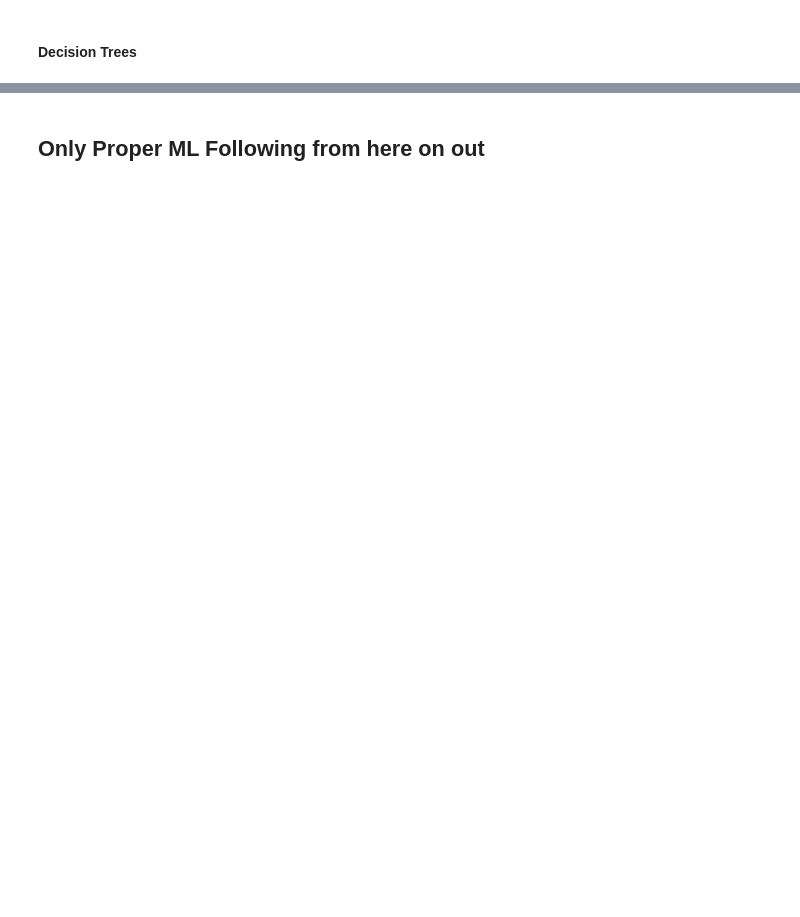
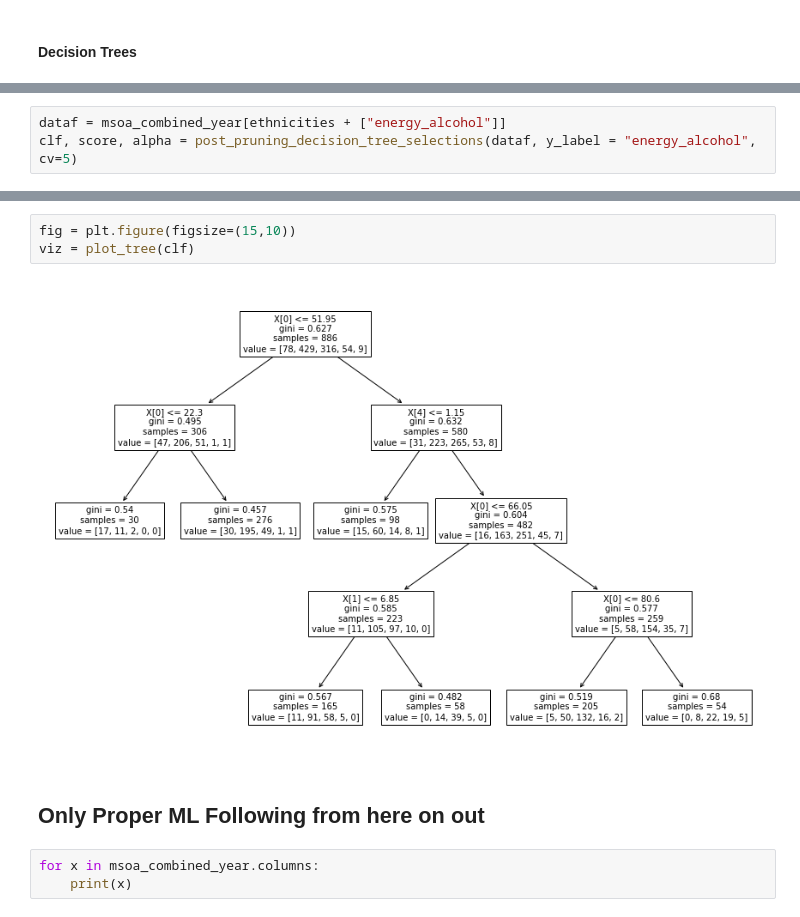
Before and after one commit to epfl-ada/ada-2020-project-milestone-p3-p3_binging_with_babbage, a Jupyter notebook: Project.ipynb, the cells around one changed output, grey strips where cells are left out. Saved outputs shown, nothing was run; the diff lists cells and outputs as text; blank space fills up the shorter version.

Commit message:
implemented post pruning DT module w/ binning
could improve viz, still very ugly

```diff
--- a/Project.ipynb
+++ b/Project.ipynb
@@ -1346,0 +1125,3 @@ array([0.8       , 0.86666667, 0.77777778, 0.73333333, 0.66666667,
+# %%
+dataf = msoa_combined_year[ethnicities + ["energy_alcohol"]]
+clf, score, alpha = post_pruning_decision_tree_selections(dataf, y_label = "energy_alcohol", cv=5)
@@ -1347,2 +1153,10 @@ array([0.8       , 0.86666667, 0.77777778, 0.73333333, 0.66666667,
+# %%
+fig = plt.figure(figsize=(15,10))
+viz = plot_tree(clf)
+# %% [output]
+[figure, added]
 # %% [markdown]
 ## Only Proper ML Following from here on out
+# %%
+for x in msoa_combined_year.columns:
+    print(x)
```
Also changed, not shown: parts of 31 cells of this notebook, 3 other files.
